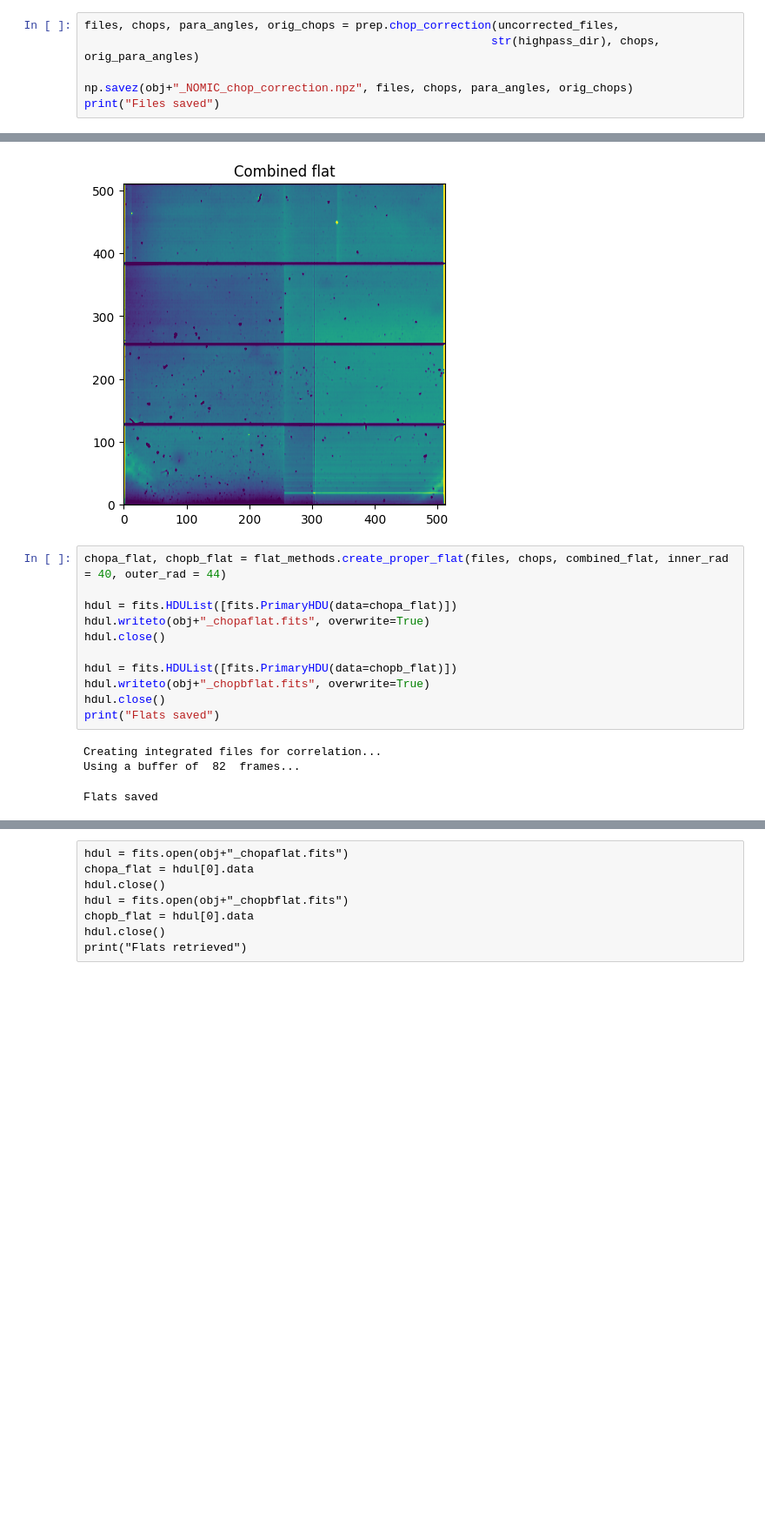
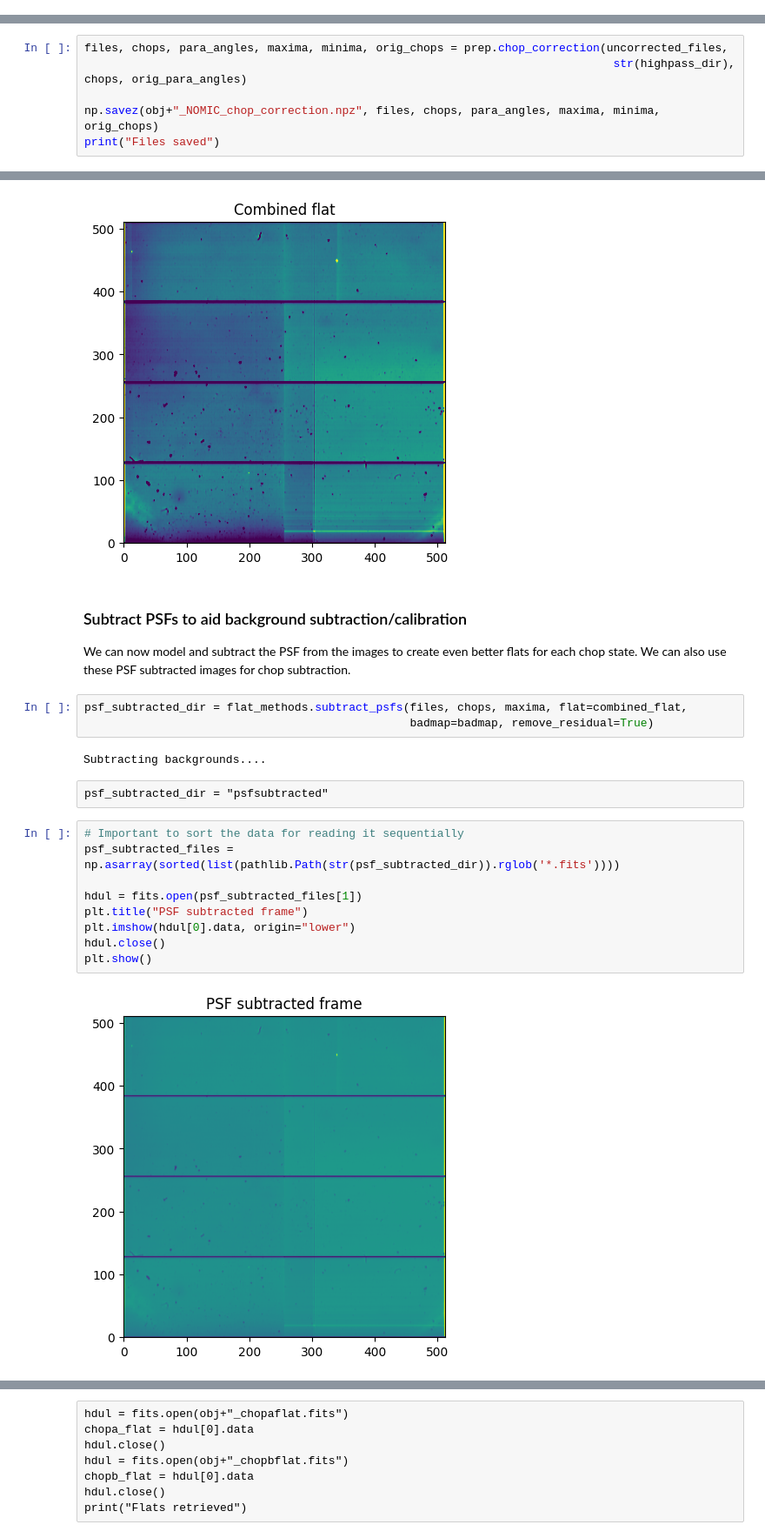
Before and after one commit to vivekv7323/pyNOMIC, a Jupyter notebook: notebooks/singlesidedreduction.ipynb, the cells around one changed output, grey strips where cells are left out. Shown at 87% size. Saved outputs shown, nothing was run; the diff lists cells and outputs as text; blank space fills up the shorter version.

```diff
--- a/notebooks/singlesidedreduction.ipynb
+++ b/notebooks/singlesidedreduction.ipynb
@@ -132,9 +132,3 @@ plt.show()
 ### Identify chops and create coadded frames
 
 Using our highpass filtered data, we identify the chop states of all the raw images and coadd any consecutive chops as necessary. We also edit our file list and parallactic angles to match the list. The coadded frames are saved in a separate directory and the file list is amended to include the coadded frames and exclude the parent raw frames.
-# %%
-files, chops, para_angles, orig_chops = prep.chop_correction(uncorrected_files,
-                                                            str(highpass_dir), chops, orig_para_angles)
-
-np.savez(obj+"_NOMIC_chop_correction.npz", files, chops, para_angles, orig_chops)
-print("Files saved")
@@ -153,0 +135,6 @@ print("File retrieved")
+# %%
+files, chops, para_angles, maxima, minima, orig_chops = prep.chop_correction(uncorrected_files,
+                                                                              str(highpass_dir), chops, orig_para_angles)
+
+np.savez(obj+"_NOMIC_chop_correction.npz", files, chops, para_angles, maxima, minima, orig_chops)
+print("Files saved")
@@ -175,18 +178,25 @@ plt.imshow(combined_flat, origin="lower", vmin=14000, vmax=21000)
 plt.show()
 # %% [output]
 [figure]
+# %% [markdown]
+### Subtract PSFs to aid background subtraction/calibration
+
+We can now model and subtract the PSF from the images to create even better flats for each chop state. We can also use these PSF subtracted images for chop subtraction.
 # %%
-chopa_flat, chopb_flat = flat_methods.create_proper_flat(files, chops, combined_flat, inner_rad = 40, outer_rad = 44)
-
-hdul = fits.HDUList([fits.PrimaryHDU(data=chopa_flat)])
-hdul.writeto(obj+"_chopaflat.fits", overwrite=True)
-hdul.close()
-
-hdul = fits.HDUList([fits.PrimaryHDU(data=chopb_flat)])
-hdul.writeto(obj+"_chopbflat.fits", overwrite=True)
-hdul.close()
-print("Flats saved")
+psf_subtracted_dir = flat_methods.subtract_psfs(files, chops, maxima, flat=combined_flat,
+                                                badmap=badmap, remove_residual=True)
 # %% [output]
-Creating integrated files for correlation...
-Using a buffer of  82  frames...
+Subtracting backgrounds....
-Flats saved
+# %% [raw]
+psf_subtracted_dir = "psfsubtracted"
+# %%
+# Important to sort the data for reading it sequentially
+psf_subtracted_files = np.asarray(sorted(list(pathlib.Path(str(psf_subtracted_dir)).rglob('*.fits'))))
+
+hdul = fits.open(psf_subtracted_files[1])
+plt.title("PSF subtracted frame")
+plt.imshow(hdul[0].data, origin="lower")
+hdul.close()
+plt.show()
+# %% [output]
+[figure, added]
```
Also changed, not shown: parts of 28 cells of this notebook, 4 other files.
